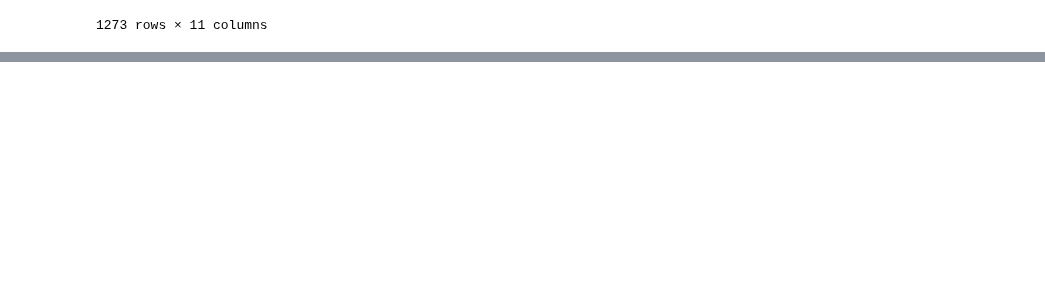
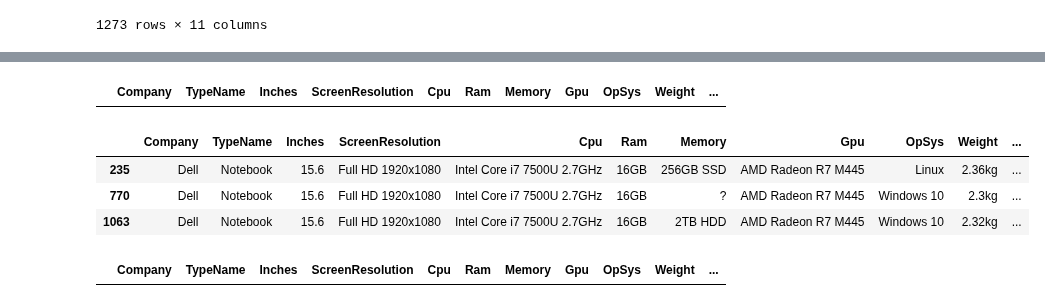
Before and after one commit to khoulaCode/machine-learning-code-orbit, a Jupyter notebook: team_members/from_almuhannad/preprossing_laptob.ipynb, the cells around one changed output, grey strips where cells are left out. Drawn from its saved outputs; the diff is of its cells as text; code cells hidden in the pictures; blank space fills up the shorter version.

```diff
--- a/team_members/from_almuhannad/preprossing_laptob.ipynb
+++ b/team_members/from_almuhannad/preprossing_laptob.ipynb
@@ -189,0 +200,2 @@ df
+# %%
+df.loc[476,'Inches'] = df.loc[476,'Inches'].replace('?','15.6')
@@ -189,0 +217,11 @@ df
+# %%
+df[df.astype(str).apply(lambda x: x.str.contains('/s')).any(axis=1)]
+# %% [output]
+|  | Company | TypeName | Inches | ScreenResolution | Cpu | Ram | Memory | Gpu | OpSys | Weight | ... |
+# %%
+df.query('Company == "Dell" and TypeName == "Notebook" and ScreenResolution == "Full HD 1920x1080" and Cpu == "Intel Core i7 7500U 2.7GHz" and Ram == "16GB"')
+# %% [output]
+|  | Company | TypeName | Inches | ScreenResolution | Cpu | Ram | Memory | Gpu | OpSys | Weight | ... |
+| 235 | Dell | Notebook | 15.6 | Full HD 1920x1080 | Intel Core i7 7500U 2.7GHz | 16GB | 256GB SSD | AMD Radeon R7 M445 | Linux | 2.36kg | ... |
+| 770 | Dell | Notebook | 15.6 | Full HD 1920x1080 | Intel Core i7 7500U 2.7GHz | 16GB | ? | AMD Radeon R7 M445 | Windows 10 | 2.3kg | ... |
+| 1063 | Dell | Notebook | 15.6 | Full HD 1920x1080 | Intel Core i7 7500U 2.7GHz | 16GB | 2TB HDD | AMD Radeon R7 M445 | Windows 10 | 2.32kg | ... |
@@ -189,0 +230,4 @@ df
+# %%
+df[df.astype(str).apply(lambda x: x.str.contains('\?')).any(axis=1)]
+# %% [output]
+|  | Company | TypeName | Inches | ScreenResolution | Cpu | Ram | Memory | Gpu | OpSys | Weight | ... |
```
Also changed, not shown: parts of 10 cells of this notebook.
